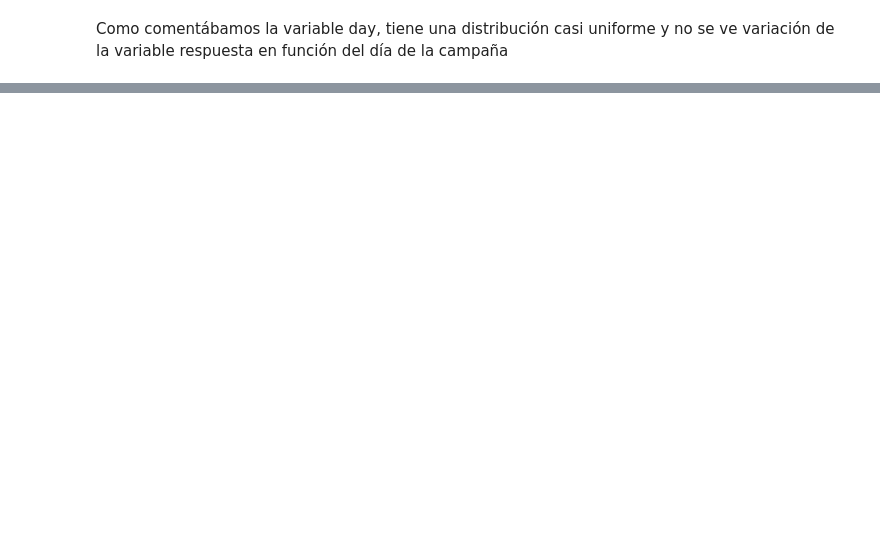
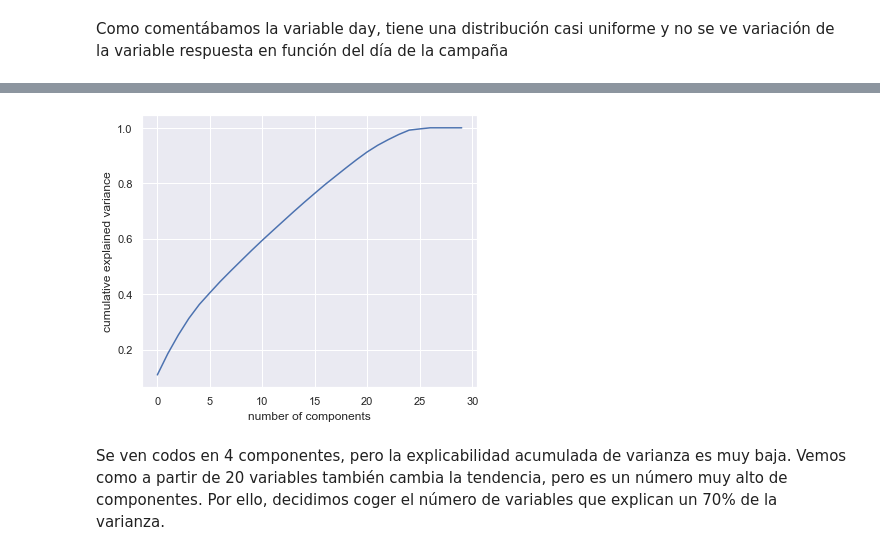
Before and after one commit to dquesada10/Git_Proyectos_Equipo2, a Jupyter notebook: 07. Machine Learning I/Banking_Dataset_Analysis.ipynb, the cells around one changed output, grey strips where cells are left out. Saved outputs shown, nothing was run; the diff lists cells and outputs as text; code cells hidden in the pictures; blank space fills up the shorter version.

```diff
--- a/07. Machine Learning I/Banking_Dataset_Analysis.ipynb
+++ b/07. Machine Learning I/Banking_Dataset_Analysis.ipynb
@@ -437,3 +443,17 @@ train
 | 45209 | 57 | blue-collar | married | secondary | no | 668 | no | no | telephone | 17 | nov | ... |
 | 45210 | 37 | entrepreneur | married | secondary | no | 2971 | no | no | cellular | 17 | nov | ... |
 45211 rows × 18 columns
+# %%
+df_encoded.loc[(df_encoded.month == "jan") ,"month_num"] = 1
+df_encoded.loc[(df_encoded.month == "feb"),"month_num"] = 2
+df_encoded.loc[(df_encoded.month == "mar"),"month_num"] = 3
+df_encoded.loc[(df_encoded.month == "apr"),"month_num"] = 4
+df_encoded.loc[(df_encoded.month == "may"),"month_num"] = 5
+df_encoded.loc[(df_encoded.month == "jun"),"month_num"] = 6
+df_encoded.loc[(df_encoded.month == "jul"),"month_num"] = 7
+df_encoded.loc[(df_encoded.month == "aug"),"month_num"] = 8
+df_encoded.loc[(df_encoded.month == "sep"),"month_num"] = 9
+df_encoded.loc[(df_encoded.month == "oct"),"month_num"] = 10
+df_encoded.loc[(df_encoded.month == "nov"),"month_num"] = 11
+df_encoded.loc[(df_encoded.month == "dec"),"month_num"] = 12
+df_encoded.drop(columns = ["month"],inplace = True)
@@ -860,0 +965,19 @@ df_encoded
+# %%
+#Separamos las características de la variable objetivo, ya que queremos reducir las variables explicativas del modelo
+X = df_encoded.drop('subscribed', axis=1)
+y = df_encoded['subscribed']
+# %%
+#Normalizamos las variables. En la técnica PCA las variables deben estar normalizadas ya que se buca la varianza máxima de los datos. Por ello, si no se normaliza, dominaran las variables con rasgos más amplios. es importante para asegurar que todas las variables contribuyan por igual a la varianza total
+X_nor = StandardScaler().fit_transform(X)
+# %%
+#Aplicamos PCA por defecto para ver la varianza acumulada que se explica en función del número de compnentes
+pca_ = PCA()
+pca_global = pca_.fit(X_nor)
+
+plt.plot(np.cumsum(pca_global.explained_variance_ratio_))
+plt.xlabel('number of components')
+plt.ylabel('cumulative explained variance');
+# %% [output]
+[figure, added]
+# %% [markdown]
+Se ven codos en 4 componentes, pero la explicabilidad acumulada de varianza es muy baja. Vemos como a partir de 20 variables también cambia la tendencia, pero es un número muy alto de componentes. Por ello, decidimos coger el número de variables que explican un 70% de la varianza.
```
Also changed, not shown: parts of 57 cells of this notebook.
